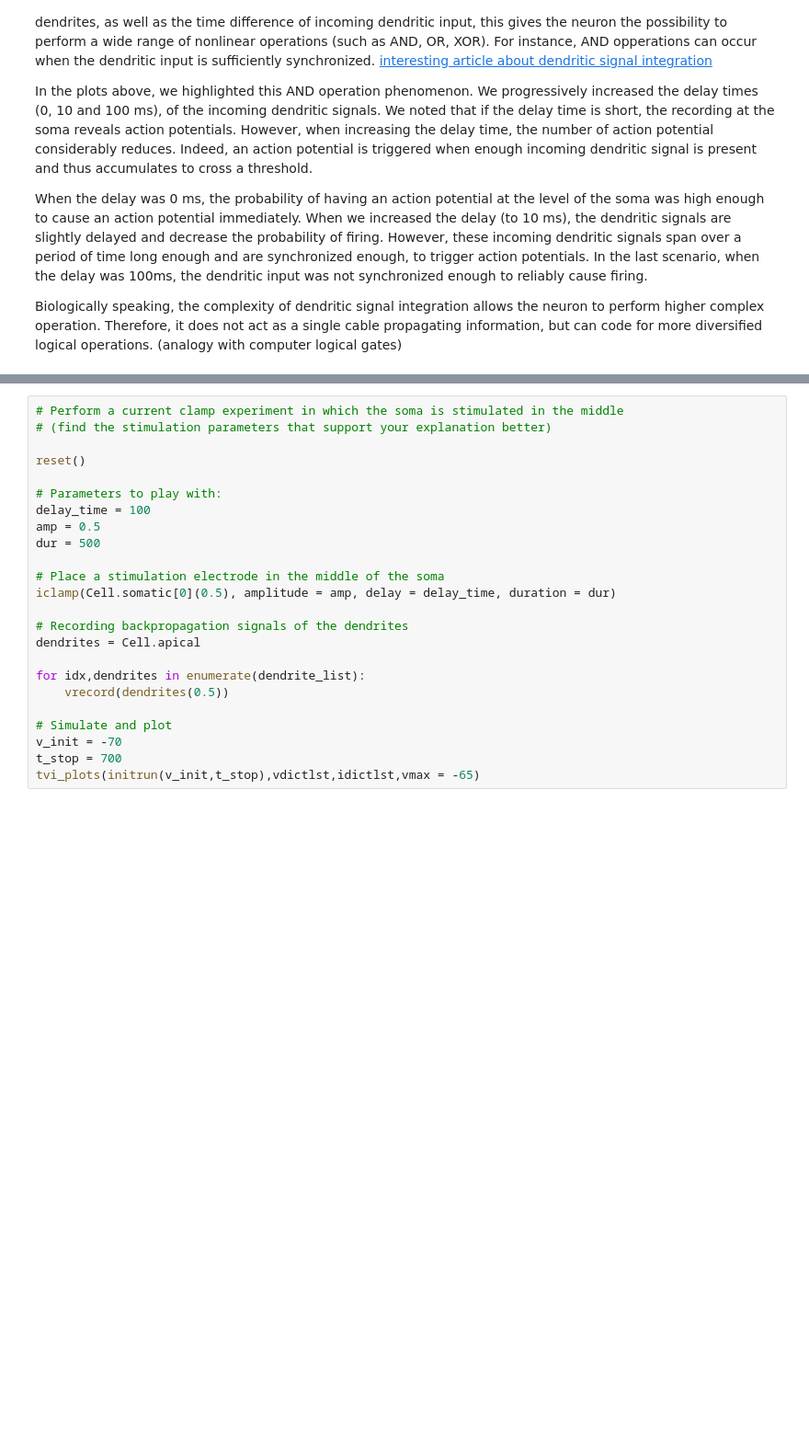
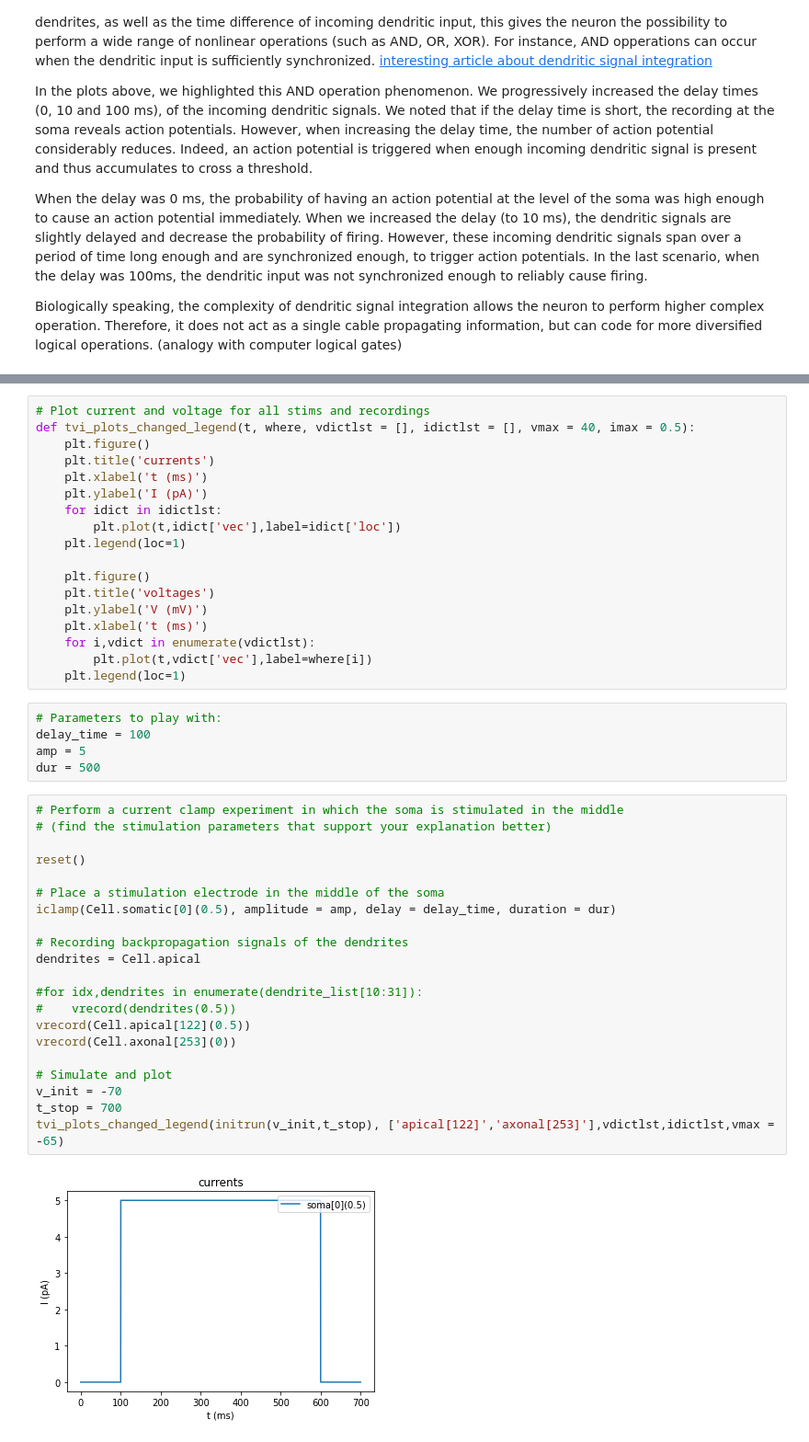
Before and after one commit to GasserElbanna/In-Silico-Neuroscience-Projects, a Jupyter notebook: Week 4/Week4_HomeWork.ipynb, the cells around one changed output, grey strips where cells are left out. Shown at 92% size. Cells and saved outputs as stored; diff of their text form; blank space fills up the shorter version.

```diff
--- a/Week 4/Week4_HomeWork.ipynb
+++ b/Week 4/Week4_HomeWork.ipynb
@@ -1444,24 +1616,46 @@ Cell = NEURON()
+# %%
+# Plot current and voltage for all stims and recordings
+def tvi_plots_changed_legend(t, where, vdictlst = [], idictlst = [], vmax = 40, imax = 0.5):
+    plt.figure()
+    plt.title('currents')
+    plt.xlabel('t (ms)')
+    plt.ylabel('I (pA)')
+    for idict in idictlst:
+        plt.plot(t,idict['vec'],label=idict['loc'])
+    plt.legend(loc=1)
+
+    plt.figure()
+    plt.title('voltages')
+    plt.ylabel('V (mV)')
+    plt.xlabel('t (ms)')
+    for i,vdict in enumerate(vdictlst):
+        plt.plot(t,vdict['vec'],label=where[i])
+    plt.legend(loc=1)
+# %%
+# Parameters to play with:
+delay_time = 100
+amp = 5
+dur = 500
 # %%
 # Perform a current clamp experiment in which the soma is stimulated in the middle
 # (find the stimulation parameters that support your explanation better)
 
 reset()
-
-# Parameters to play with:
-delay_time = 100
-amp = 0.5
-dur = 500
 
 # Place a stimulation electrode in the middle of the soma
 iclamp(Cell.somatic[0](0.5), amplitude = amp, delay = delay_time, duration = dur)
 
 # Recording backpropagation signals of the dendrites
 dendrites = Cell.apical
 
-for idx,dendrites in enumerate(dendrite_list):
-    vrecord(dendrites(0.5))
+#for idx,dendrites in enumerate(dendrite_list[10:31]):
+#    vrecord(dendrites(0.5))
+vrecord(Cell.apical[122](0.5))
+vrecord(Cell.axonal[253](0))
 
 # Simulate and plot
 v_init = -70
 t_stop = 700
-tvi_plots(initrun(v_init,t_stop),vdictlst,idictlst,vmax = -65)
+tvi_plots_changed_legend(initrun(v_init,t_stop), ['apical[122]','axonal[253]'],vdictlst,idictlst,vmax = -65)
+# %% [output]
+[figure, added]
```
Also changed, not shown: parts of 14 cells of this notebook, 2 other files.
